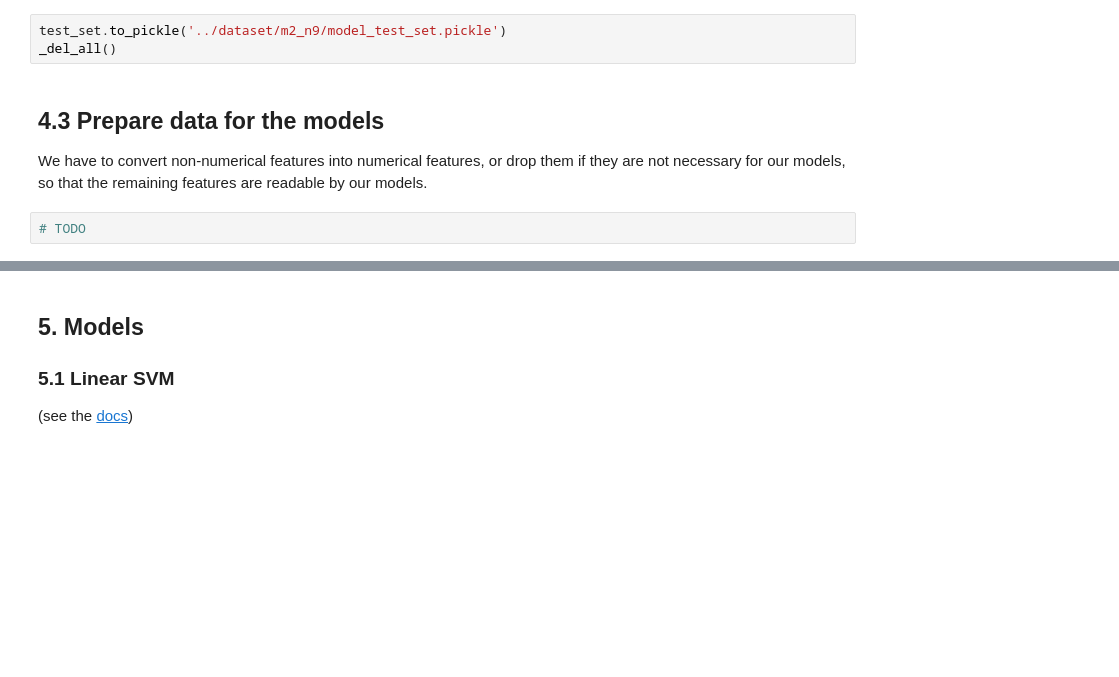
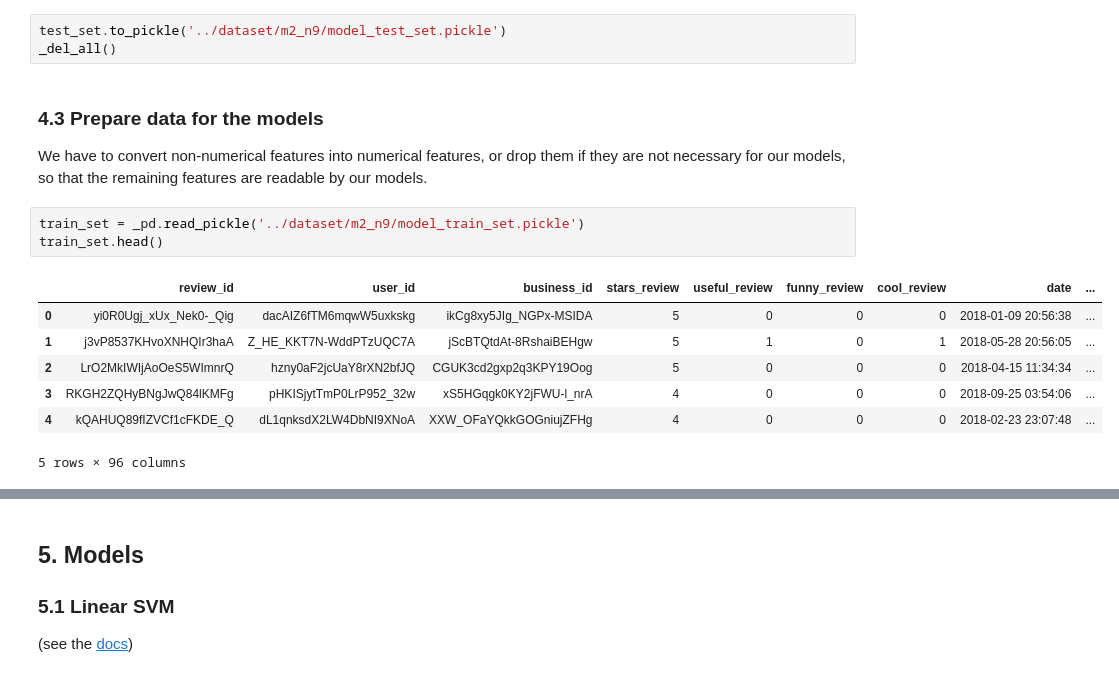
Before and after one commit to GioFic95/restaurant-recommendation-system, a Jupyter notebook: src/main_notebook-multiprocess.ipynb, the cells around one changed output, grey strips where cells are left out. Saved outputs shown, nothing was run; the diff lists cells and outputs as text; blank space fills up the shorter version.

```diff
--- a/src/main_notebook-multiprocess.ipynb
+++ b/src/main_notebook-multiprocess.ipynb
@@ -1339,10 +1344,19 @@ print(len(test_set))
 test_set.to_pickle('../dataset/m2_n9/model_test_set.pickle')
 _del_all()
 # %% [markdown]
-## 4.3 Prepare data for the models
+### 4.3 Prepare data for the models
 
 We have to convert non-numerical features into numerical features, or drop
 them if they are not necessary for our models, so that the remaining features
 are readable by our models.
-# %%
-# TODO
+# %%
+train_set = _pd.read_pickle('../dataset/m2_n9/model_train_set.pickle')
+train_set.head()
+# %% [output]
+|  | review_id | user_id | business_id | stars_review | useful_review | funny_review | cool_review | date | ... |
+| 0 | yi0R0Ugj_xUx_Nek0-_Qig | dacAIZ6fTM6mqwW5uxkskg | ikCg8xy5JIg_NGPx-MSIDA | 5 | 0 | 0 | 0 | 2018-01-09 20:56:38 | ... |
+| 1 | j3vP8537KHvoXNHQIr3haA | Z_HE_KKT7N-WddPTzUQC7A | jScBTQtdAt-8RshaiBEHgw | 5 | 1 | 0 | 1 | 2018-05-28 20:56:05 | ... |
+| 2 | LrO2MkIWIjAoOeS5WImnrQ | hzny0aF2jcUaY8rXN2bfJQ | CGUK3cd2gxp2q3KPY19Oog | 5 | 0 | 0 | 0 | 2018-04-15 11:34:34 | ... |
+| 3 | RKGH2ZQHyBNgJwQ84lKMFg | pHKISjytTmP0LrP952_32w | xS5HGqgk0KY2jFWU-l_nrA | 4 | 0 | 0 | 0 | 2018-09-25 03:54:06 | ... |
+| 4 | kQAHUQ89fIZVCf1cFKDE_Q | dL1qnksdX2LW4DbNI9XNoA | XXW_OFaYQkkGOGniujZFHg | 4 | 0 | 0 | 0 | 2018-02-23 23:07:48 | ... |
+5 rows × 96 columns
```
Also changed, not shown: parts of 6 cells of this notebook.
